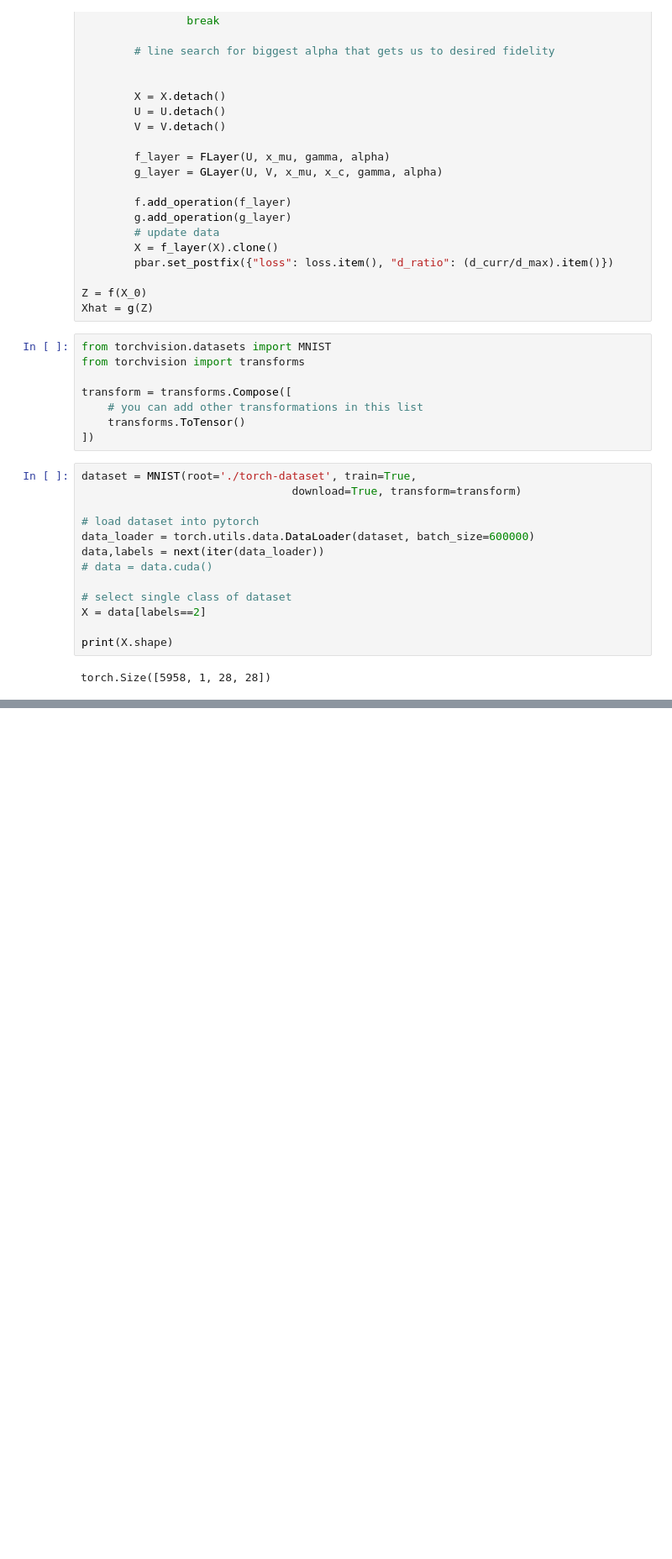
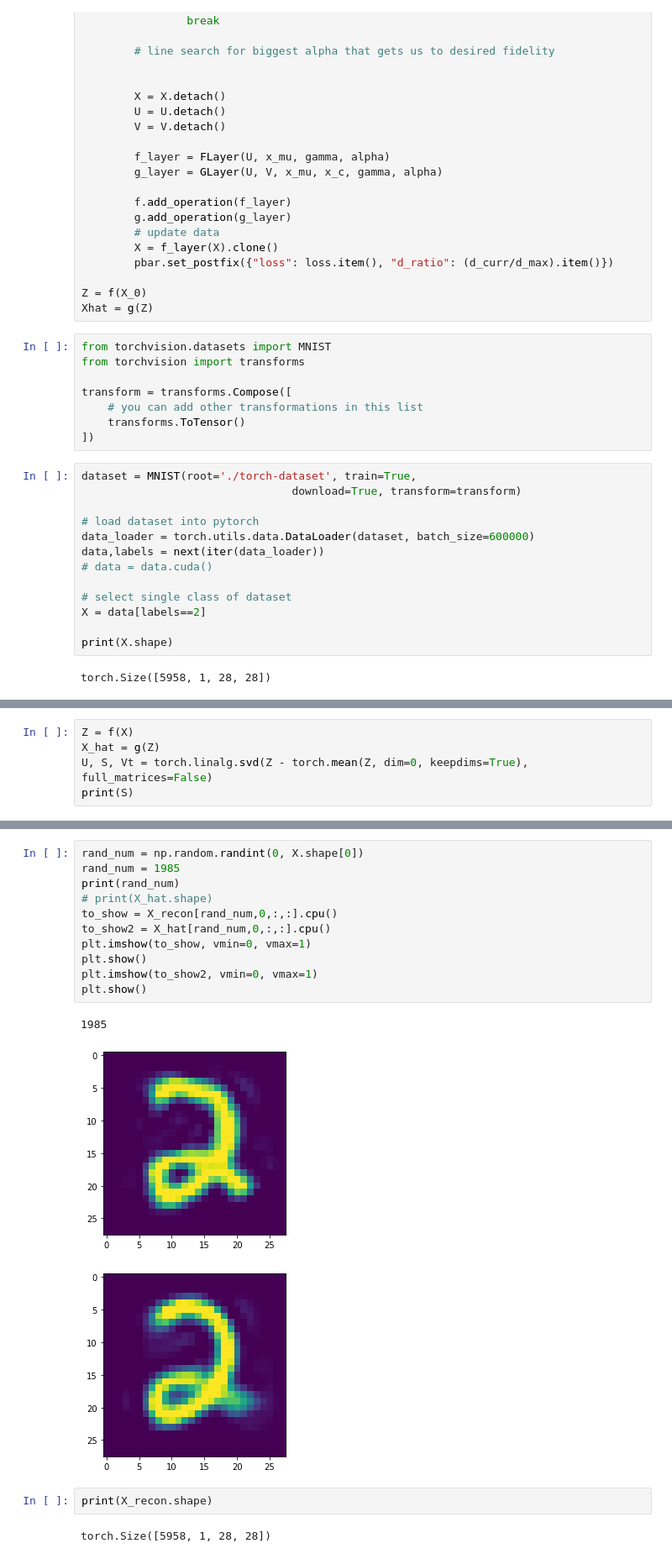
Before and after one commit to michael-psenka/manifold-linearization, a Jupyter notebook: test_files/cc_test.ipynb, the cells around one changed output, grey strips where cells are left out. Shown at 84% size. Saved outputs shown, nothing was run; the diff lists cells and outputs as text; blank space fills up the shorter version.

```diff
--- a/test_files/cc_test.ipynb
+++ b/test_files/cc_test.ipynb
@@ -1842,0 +1932,5 @@ plt.imshow(Xhat[0,0,:,:].detach().numpy(), vmin=0, vmax=1)
+# %%
+Z = f(X)
+X_hat = g(Z)
+U, S, Vt = torch.linalg.svd(Z - torch.mean(Z, dim=0, keepdims=True), full_matrices=False)
+print(S)
@@ -1842,0 +2010,19 @@ plt.imshow(Xhat[0,0,:,:].detach().numpy(), vmin=0, vmax=1)
+# %%
+rand_num = np.random.randint(0, X.shape[0])
+rand_num = 1985
+print(rand_num)
+# print(X_hat.shape)
+to_show = X_recon[rand_num,0,:,:].cpu()
+to_show2 = X_hat[rand_num,0,:,:].cpu()
+plt.imshow(to_show, vmin=0, vmax=1)
+plt.show()
+plt.imshow(to_show2, vmin=0, vmax=1)
+plt.show()
+# %% [output]
+1985
+[figure, added]
+[figure, added]
+# %%
+print(X_recon.shape)
+# %% [output]
+torch.Size([5958, 1, 28, 28])
```
Also changed, not shown: parts of 17 cells of this notebook, 1 other file.
